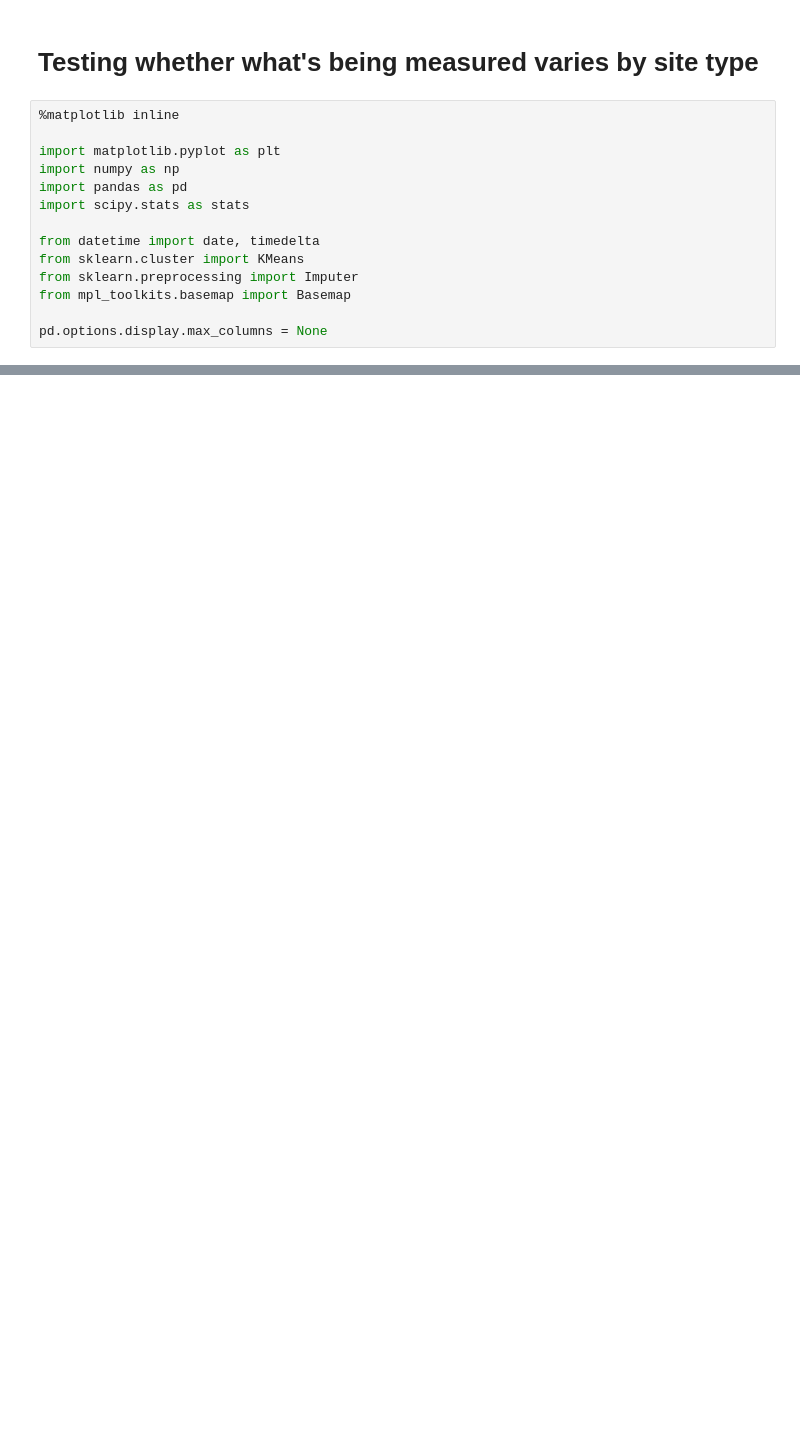
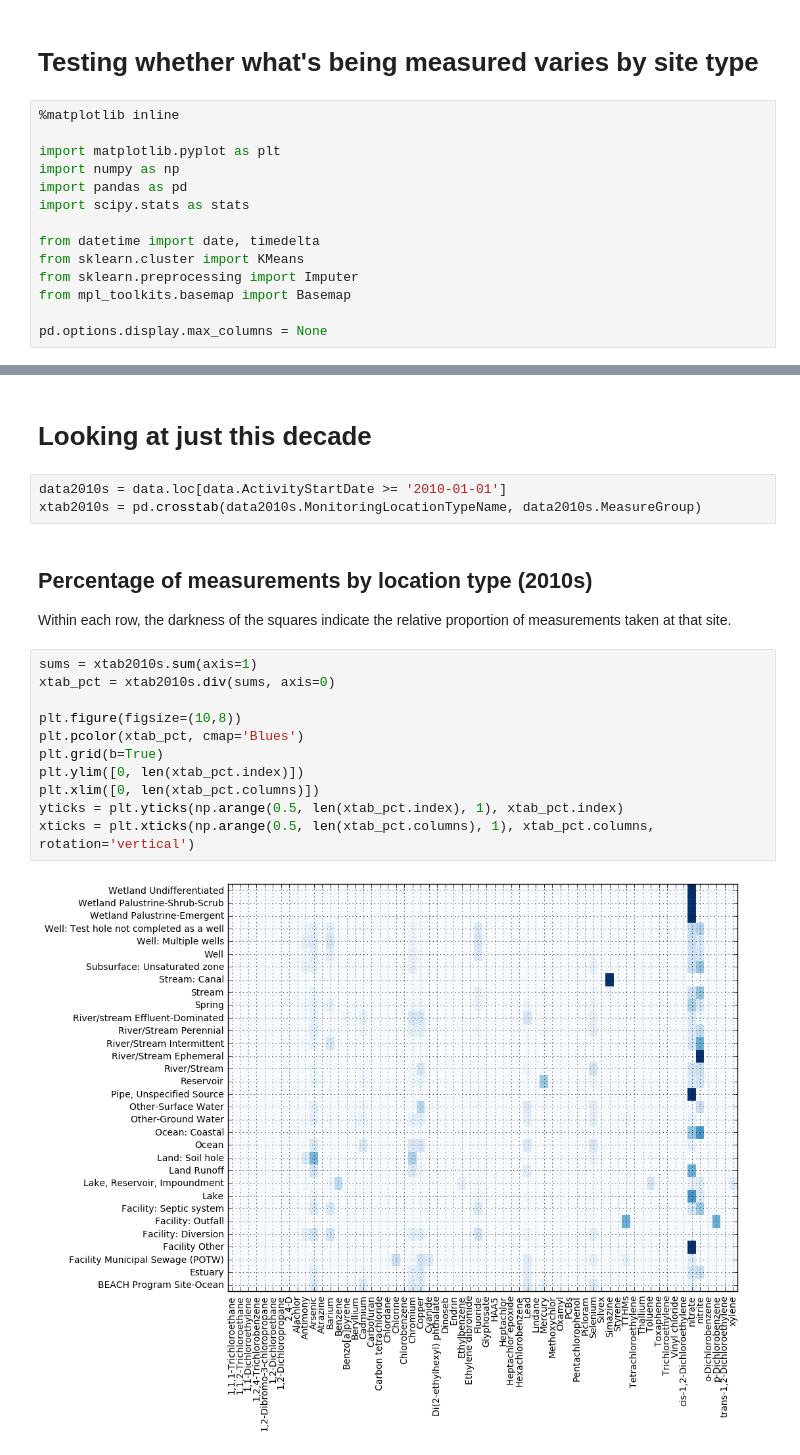
Before and after one commit to SeanU/waq, a Jupyter notebook: exploration/Water Independence.ipynb, the cells around one changed output, grey strips where cells are left out. Cells and saved outputs as stored; diff of their text form; blank space fills up the shorter version.

```diff
--- a/exploration/Water Independence.ipynb
+++ b/exploration/Water Independence.ipynb
@@ -80,0 +60,21 @@ xticks = plt.xticks(np.arange(0.5, len(xtab_pct.columns), 1), xtab_pct.columns,
+# %% [markdown]
+# Looking at just this decade
+# %%
+data2010s = data.loc[data.ActivityStartDate >= '2010-01-01']
+xtab2010s = pd.crosstab(data2010s.MonitoringLocationTypeName, data2010s.MeasureGroup)
+# %% [markdown]
+## Percentage of measurements by location type (2010s)
+Within each row, the darkness of the squares indicate the relative proportion of measurements taken at that site.
+# %%
+sums = xtab2010s.sum(axis=1)
+xtab_pct = xtab2010s.div(sums, axis=0)
+
+plt.figure(figsize=(10,8))
+plt.pcolor(xtab_pct, cmap='Blues')
+plt.grid(b=True)
+plt.ylim([0, len(xtab_pct.index)])
+plt.xlim([0, len(xtab_pct.columns)])
+yticks = plt.yticks(np.arange(0.5, len(xtab_pct.index), 1), xtab_pct.index)
+xticks = plt.xticks(np.arange(0.5, len(xtab_pct.columns), 1), xtab_pct.columns, rotation='vertical')
+# %% [output]
+[figure, added]
```
Also changed, not shown: parts of 10 cells of this notebook.
